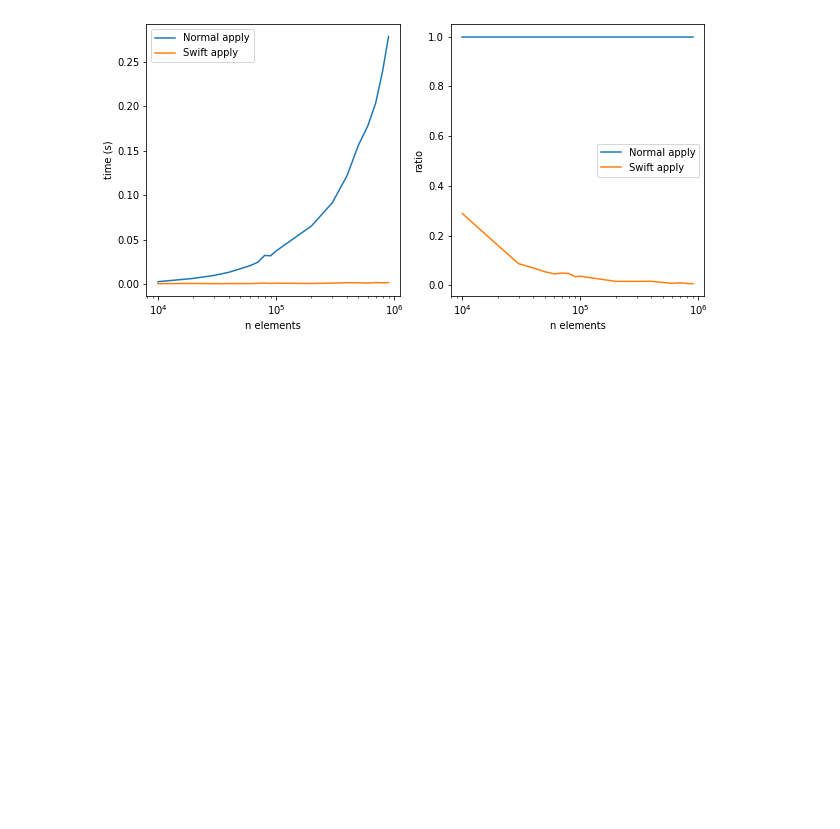
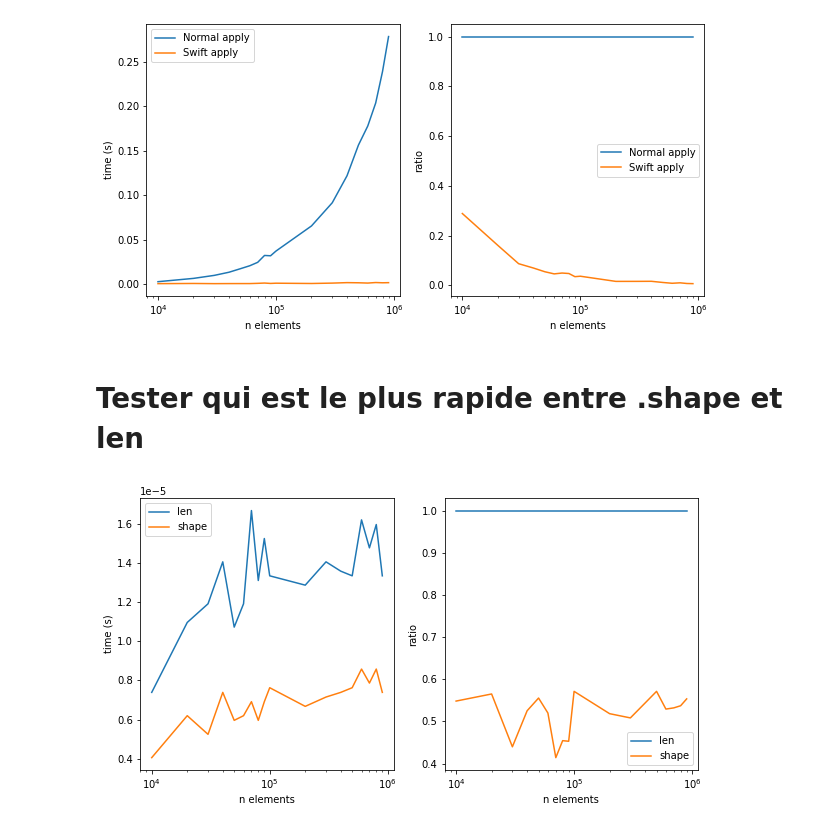
Before and after one commit to JohnnyChen765/test_python, a Jupyter notebook: python_test.ipynb, the cells around one changed output. Cells and saved outputs as stored; diff of their text form; code cells hidden in the pictures; blank space fills up the shorter version.

Commit message:
added test on shape/len of dataframe

```diff
--- a/python_test.ipynb
+++ b/python_test.ipynb
@@ -250,3 +250,19 @@ plot_test([10 * 1000, 1000 * 1000],
 # %% [output]
 [figure]
 [figure]
+# %% [markdown]
+# Tester qui est le plus rapide entre .shape et len
+# %%
+dico_task = {
+    "len": lambda data: len(data),
+    "shape": lambda data: data.shape[0]
+}
+
+plot_test([10 * 1000, 1000 * 1000],
+    dico_task=dico_task,
+    create_data_func=lambda n: pd.DataFrame([
+            {"name": str(i), "value": i} for i in range(n)
+        ])
+)
+# %% [output]
+[figure, added]
```
Also changed, not shown: parts of 1 cell of this notebook.
